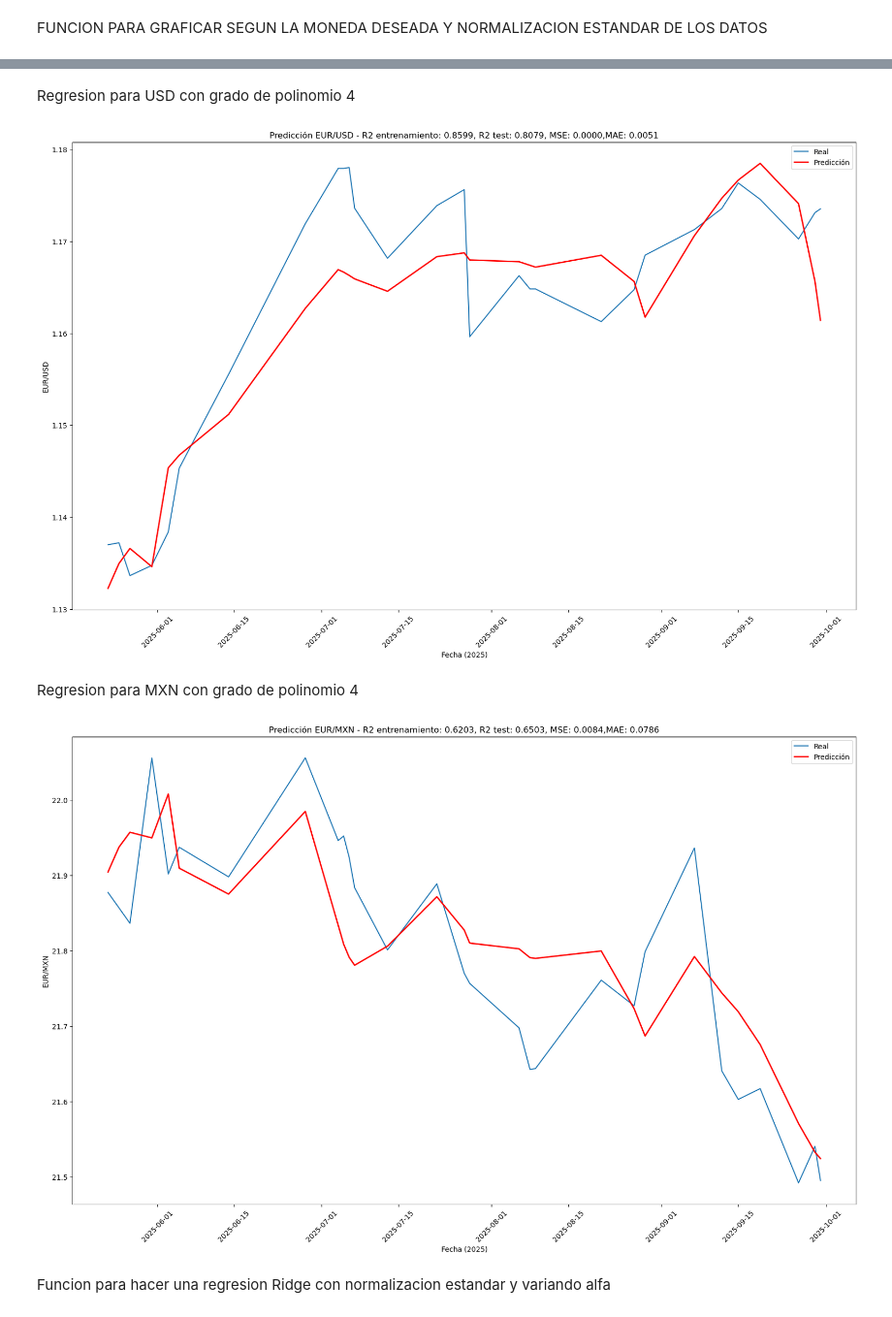
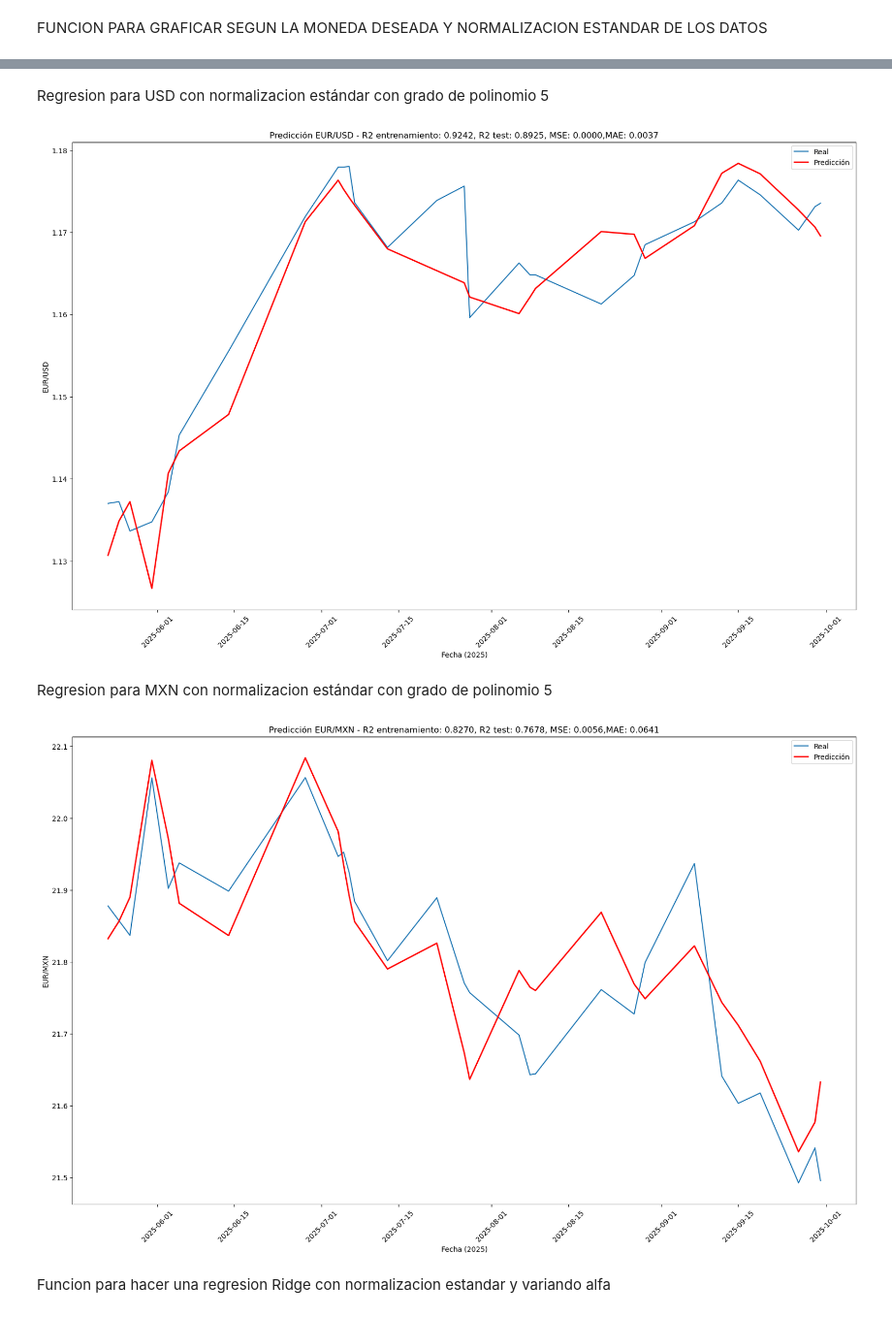
Before and after one commit to diegocv00/codes, a Jupyter notebook: Divisas/Divisas.ipynb, the cells around one changed output, grey strips where cells are left out. Shown at 97% size. Saved outputs shown, nothing was run; the diff lists cells and outputs as text; code cells hidden in the pictures.

```diff
--- a/Divisas/Divisas.ipynb
+++ b/Divisas/Divisas.ipynb
@@ -238,15 +240,15 @@ graficar_prediccion_moneda_con_normalizacion_estandar("COP",2)
 # %% [markdown]
-Regresion para USD con grado de polinomio 4
+Regresion para USD con normalizacion estándar con grado de polinomio 5
 # %%
-graficar_prediccion_moneda_con_normalizacion_estandar("USD",4)
+graficar_prediccion_moneda_con_normalizacion_estandar("USD",5)
 # %% [output]
-[figure, old version]
+[figure, new version]
 # %% [markdown]
-Regresion para MXN con grado de polinomio 4
+Regresion para MXN con normalizacion estándar con grado de polinomio 5
 # %%
-graficar_prediccion_moneda_con_normalizacion_estandar("MXN",4)
+graficar_prediccion_moneda_con_normalizacion_estandar("MXN",5)
 # %% [output]
-[figure, old version]
+[figure, new version]
 # %% [markdown]
 Funcion para hacer una regresion Ridge con normalizacion estandar y variando alfa
 # %%
```
Also changed, not shown: parts of 35 cells of this notebook.
